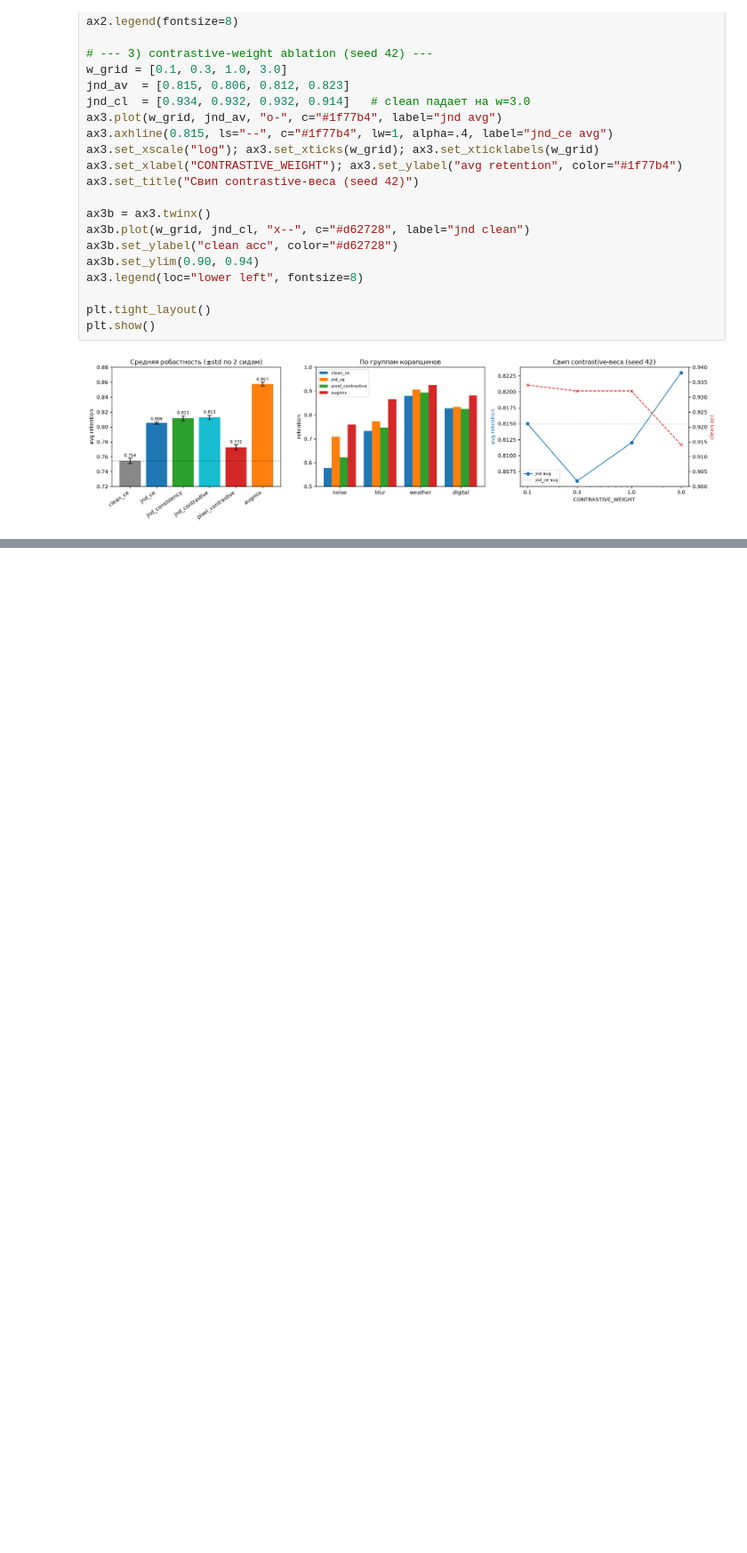
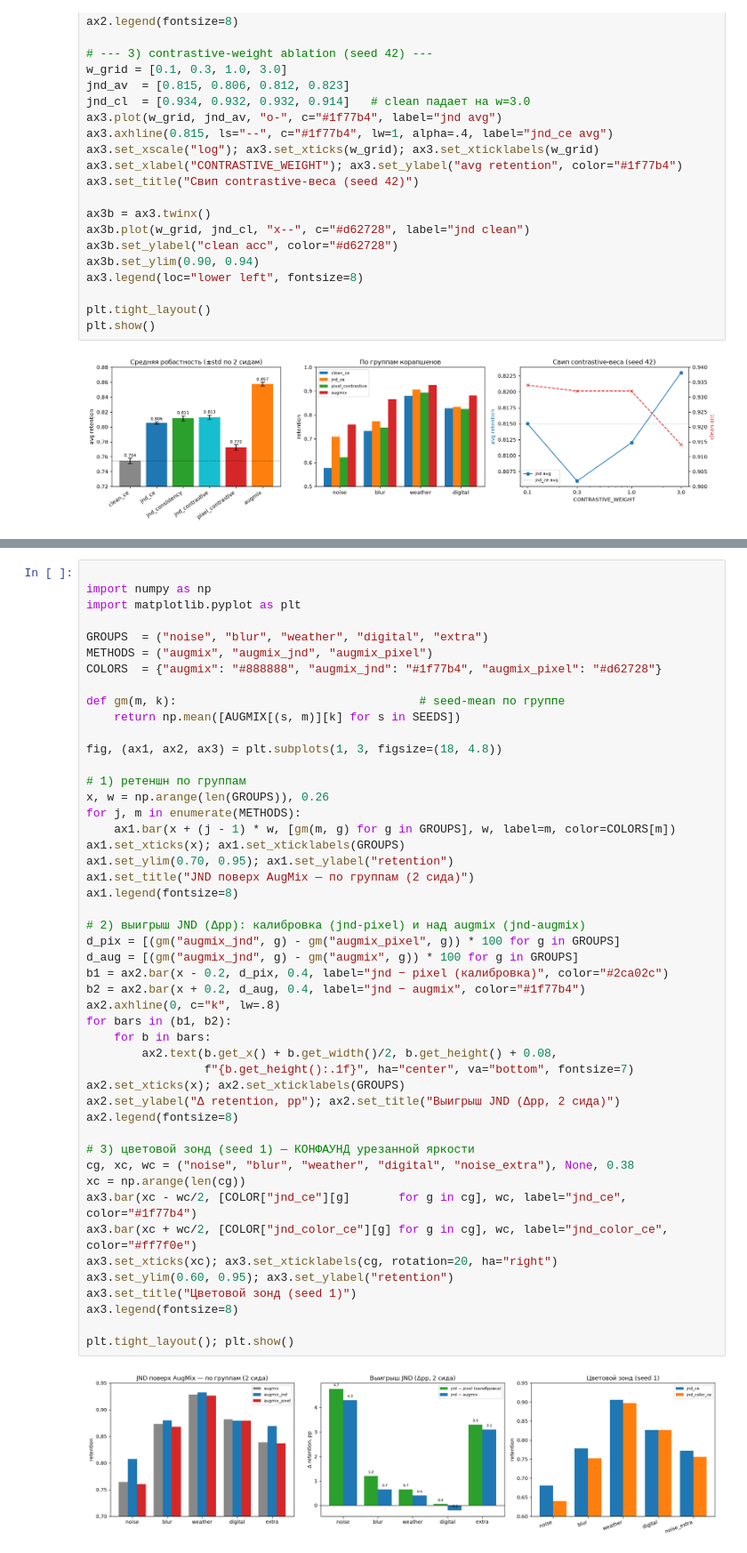
Before and after one commit to tarakanov517/CV_JND_based_approach, a Jupyter notebook: notebooks/compare_experiments.ipynb, the cells around one changed output, grey strips where cells are left out. Shown at 89% size. Cells and saved outputs as stored; diff of their text form; blank space fills up the shorter version.

```diff
--- a/notebooks/compare_experiments.ipynb
+++ b/notebooks/compare_experiments.ipynb
@@ -981,0 +1053,50 @@ plt.show()
+# %%
+
+import numpy as np
+import matplotlib.pyplot as plt
+
+GROUPS  = ("noise", "blur", "weather", "digital", "extra")
+METHODS = ("augmix", "augmix_jnd", "augmix_pixel")
+COLORS  = {"augmix": "#888888", "augmix_jnd": "#1f77b4", "augmix_pixel": "#d62728"}
+
+def gm(m, k):                                   # seed-mean по группе
+    return np.mean([AUGMIX[(s, m)][k] for s in SEEDS])
+
+fig, (ax1, ax2, ax3) = plt.subplots(1, 3, figsize=(18, 4.8))
+
+# 1) ретеншн по группам
+x, w = np.arange(len(GROUPS)), 0.26
+for j, m in enumerate(METHODS):
+    ax1.bar(x + (j - 1) * w, [gm(m, g) for g in GROUPS], w, label=m, color=COLORS[m])
+ax1.set_xticks(x); ax1.set_xticklabels(GROUPS)
+ax1.set_ylim(0.70, 0.95); ax1.set_ylabel("retention")
+ax1.set_title("JND поверх AugMix — по группам (2 сида)")
+ax1.legend(fontsize=8)
+
+# 2) выигрыш JND (Δpp): калибровка (jnd-pixel) и над augmix (jnd-augmix)
+d_pix = [(gm("augmix_jnd", g) - gm("augmix_pixel", g)) * 100 for g in GROUPS]
+d_aug = [(gm("augmix_jnd", g) - gm("augmix", g)) * 100 for g in GROUPS]
+b1 = ax2.bar(x - 0.2, d_pix, 0.4, label="jnd − pixel (калибровка)", color="#2ca02c")
+b2 = ax2.bar(x + 0.2, d_aug, 0.4, label="jnd − augmix", color="#1f77b4")
+ax2.axhline(0, c="k", lw=.8)
+for bars in (b1, b2):
+    for b in bars:
+        ax2.text(b.get_x() + b.get_width()/2, b.get_height() + 0.08,
+                 f"{b.get_height():.1f}", ha="center", va="bottom", fontsize=7)
+ax2.set_xticks(x); ax2.set_xticklabels(GROUPS)
+ax2.set_ylabel("Δ retention, pp"); ax2.set_title("Выигрыш JND (Δpp, 2 сида)")
+ax2.legend(fontsize=8)
+
+# 3) цветовой зонд (seed 1) — КОНФАУНД урезанной яркости
+cg, xc, wc = ("noise", "blur", "weather", "digital", "noise_extra"), None, 0.38
+xc = np.arange(len(cg))
+ax3.bar(xc - wc/2, [COLOR["jnd_ce"][g]       for g in cg], wc, label="jnd_ce",       color="#1f77b4")
+ax3.bar(xc + wc/2, [COLOR["jnd_color_ce"][g] for g in cg], wc, label="jnd_color_ce", color="#ff7f0e")
+ax3.set_xticks(xc); ax3.set_xticklabels(cg, rotation=20, ha="right")
+ax3.set_ylim(0.60, 0.95); ax3.set_ylabel("retention")
+ax3.set_title("Цветовой зонд (seed 1)")
+ax3.legend(fontsize=8)
+
+plt.tight_layout(); plt.show()
+# %% [output]
+[figure, added]
```
Also changed, not shown: parts of 2 cells of this notebook.
